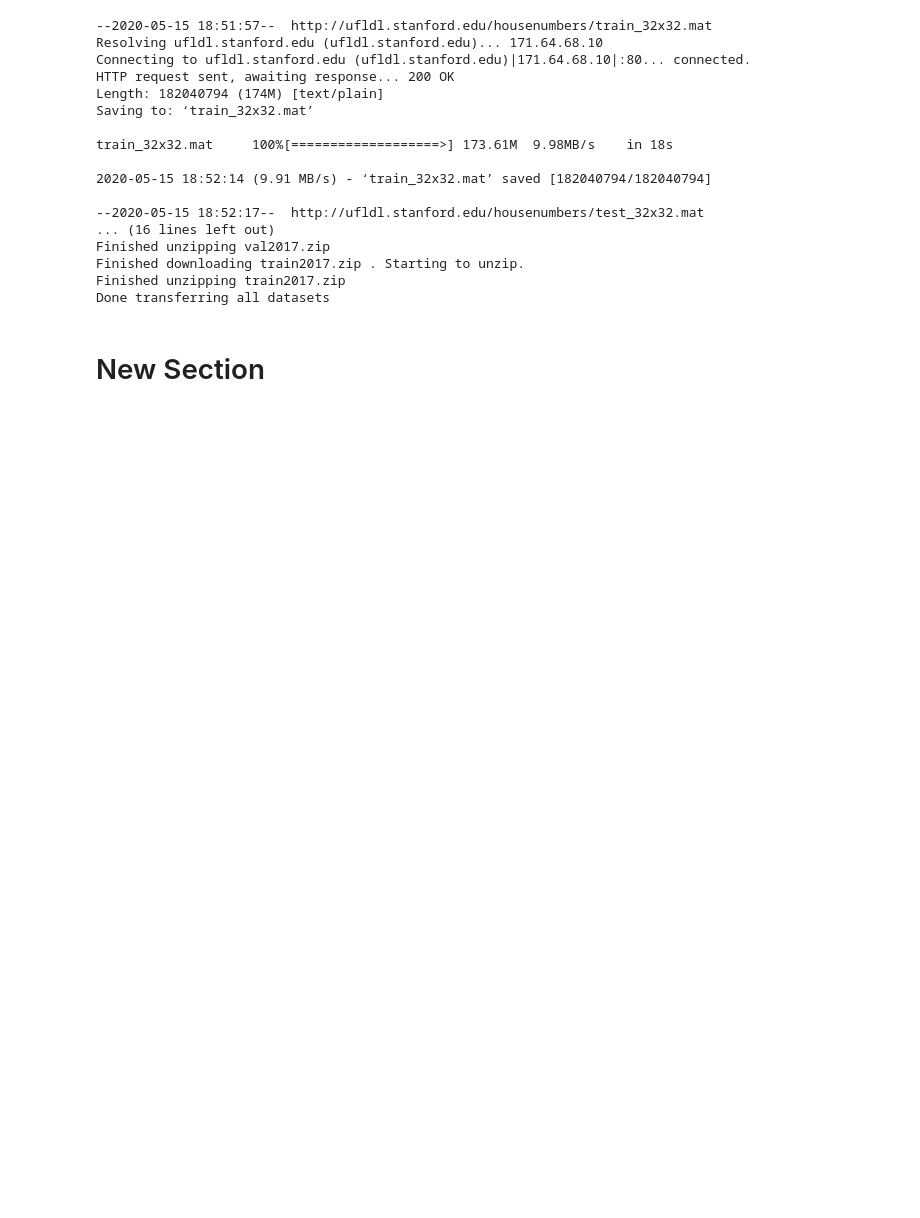
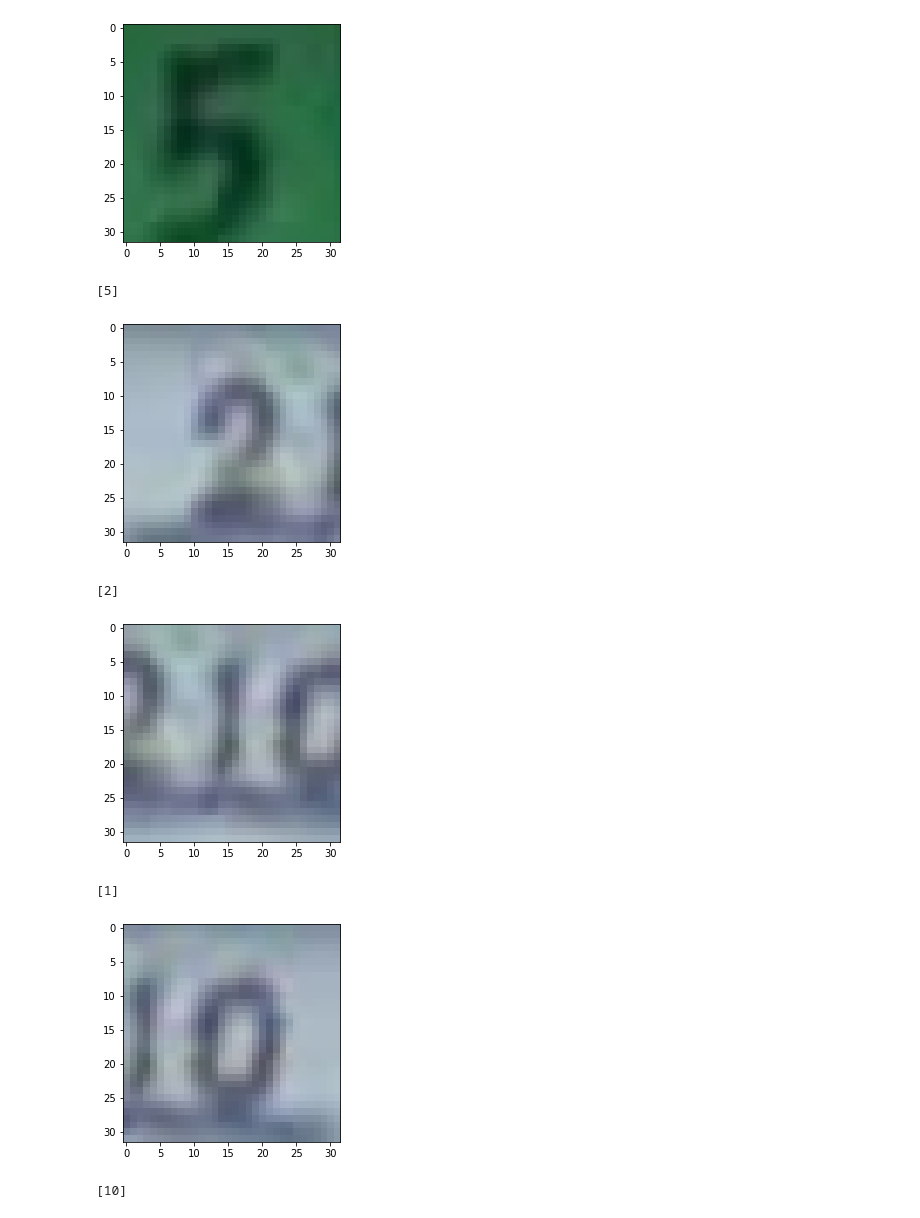
Before and after one commit to JohannesZehetner/human-pose-estimation-with-deep-neural-networks, a Jupyter notebook: Human_Pose_Estimation0.ipynb, the cells around one changed output. Saved outputs shown, nothing was run; the diff lists cells and outputs as text; code cells hidden in the pictures; blank space fills up the shorter version.

```diff
--- a/Human_Pose_Estimation0.ipynb
+++ b/Human_Pose_Estimation0.ipynb
@@ -1,54 +1,28 @@
 # %% [markdown]
 <a href="https://colab.research.google.com/github/JohannesZehetner/human-pose-estimation-with-deep-neural-networks/blob/master/Human_Pose_Estimation0.ipynb" target="_parent"><img src="https://colab.research.google.com/assets/colab-badge.svg" alt="Open In Colab"/></a>
-# %%
-!wget http://ufldl.stanford.edu/housenumbers/train_32x32.mat
-!wget http://ufldl.stanford.edu/housenumbers/test_32x32.mat
-
-# update scipy
-!pip install -U -q scipy
-# Load the data
-from scipy import io
-train = io.loadmat('train_32x32.mat')
-test = io.loadmat('test_32x32.mat')
-# This code downloads the coco dataset from Amazon S3 in parallel.
-import boto3
-from botocore import UNSIGNED
-from botocore.client import Config
-import multiprocessing
-import subprocess
-files = ['val2017.zip', 'annotations_trainval2017.zip', 'train2017.zip']
-
-s3 = boto3.client('s3', config=Config(signature_version=UNSIGNED))
-def download_and_unzip_from_s3(file_name, bucket_name='fast-ai-coco'):
-    print("Downloading", file_name)
-    s3.download_file(bucket_name, file_name, file_name)
-    print("Finished downloading", file_name, ". Starting to unzip.")
-    subprocess.run(["unzip", file_name])
-    print("Finished unzipping", file_name)
-
-# Download in parallel
-num_cpus = multiprocessing.cpu_count()
-with multiprocessing.Pool(num_cpus) as p:
-    p.map(download_and_unzip_from_s3, files)
-
-print("Done transferring all datasets")
-# %% [output]
---2020-05-15 18:51:57--  http://ufldl.stanford.edu/housenumbers/train_32x32.mat
-Resolving ufldl.stanford.edu (ufldl.stanford.edu)... 171.64.68.10
-Connecting to ufldl.stanford.edu (ufldl.stanford.edu)|171.64.68.10|:80... connected.
-HTTP request sent, awaiting response... 200 OK
-Length: 182040794 (174M) [text/plain]
-Saving to: ‘train_32x32.mat’
-
-train_32x32.mat     100%[===================>] 173.61M  9.98MB/s    in 18s
-
-2020-05-15 18:52:14 (9.91 MB/s) - ‘train_32x32.mat’ saved [182040794/182040794]
-
---2020-05-15 18:52:17--  http://ufldl.stanford.edu/housenumbers/test_32x32.mat
-... (16 lines left out)
-Finished unzipping val2017.zip
-Finished downloading train2017.zip . Starting to unzip.
-Finished unzipping train2017.zip
-Done transferring all datasets
-# %% [markdown]
-# New Section
+# %%
+import numpy as np
+import scipy.io as sio
+import matplotlib.pyplot as plt
+%matplotlib inline
+
+image_ind = 0
+train_data = sio.loadmat('/content/drive/My Drive/test_32x32.mat')
+
+x_train = train_data['X']
+y_train = train_data['y']
+
+i=0
+for i in range(0,4):
+  plt.imshow(x_train[:,:,:,i])
+  plt.show()
+  print (y_train[i])
+# %% [output]
+[figure, added]
+[5]
+[figure, added]
+[2]
+[figure, added]
+[1]
+[figure, added]
+[10]
```
Also changed, not shown: parts of 1 cell of this notebook.
